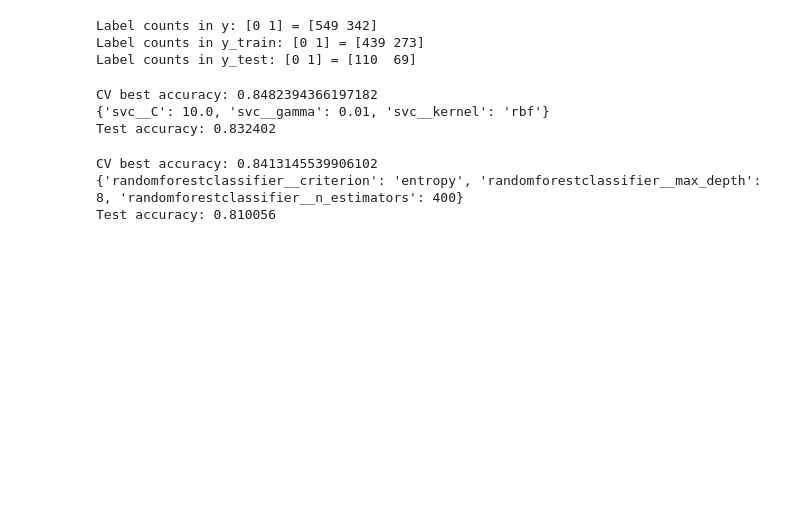
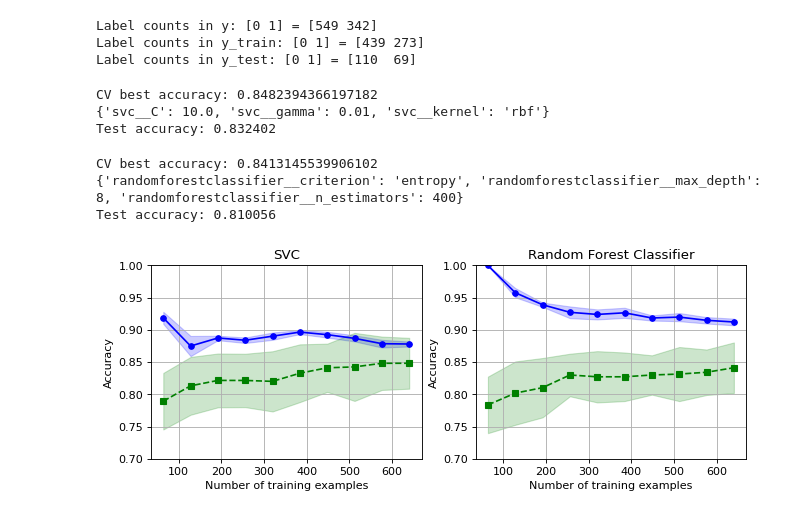
Before and after one commit to MakYamag/220213_kaggle_Practice_Titanic---Machine-Learning-from-Disaster, a Jupyter notebook: nb/nb008_data_analysis.ipynb, the cells around one changed output. Drawn from its saved outputs; the diff is of its cells as text; code cells hidden in the pictures; blank space fills up the shorter version.

```diff
--- a/nb/nb008_data_analysis.ipynb
+++ b/nb/nb008_data_analysis.ipynb
@@ -305,7 +305,7 @@ Test accuracy: 0.810056
 
 from sklearn.model_selection import learning_curve
 
-fig = plt.figure(figsize=(9.6, 3.2), dpi=100)
+fig = plt.figure(figsize=(9.6, 3.2), dpi=80)
 
 # SVCのプロット
 svc_train_sizes, svc_train_scores, svc_valid_scores = learning_curve(estimator=pl_svc, X=X_train, y=y_train,
@@ -320,30 +320,34 @@ plt.plot(svc_train_sizes, svc_train_mean, color='blue', marker='o', markersize=5
 plt.fill_between(svc_train_sizes, svc_train_mean+svc_train_std, svc_train_mean-svc_train_std, color='blue', alpha=0.2)
 plt.plot(svc_train_sizes, svc_valid_mean, color='green', marker='s', markersize=5, linestyle='--', label='Validation accuracy')
 plt.fill_between(svc_train_sizes, svc_valid_mean+svc_valid_std, svc_valid_mean-svc_valid_std, color='green', alpha=0.2)
 plt.grid()
 plt.title('SVC')
 plt.ylim(0.7, 1.0)
 plt.xlabel('Number of training examples')
 plt.ylabel('Accuracy')
+plt.legend()
 
 # ランダムフォレストのプロット
 randf_train_sizes, randf_train_scores, randf_valid_scores = learning_curve(estimator=pl_randf, X=X_train, y=y_train,
                                                        train_sizes=np.linspace(0.1, 1, 10), cv=10, n_jobs=-1)
 randf_train_mean = np.mean(randf_train_scores, axis=1)
 randf_train_std = np.std(randf_train_scores, axis=1)
 randf_valid_mean = np.mean(randf_valid_scores, axis=1)
 randf_valid_std = np.std(randf_valid_scores, axis=1)
 
 ax2 = fig.add_subplot(1, 2, 2)
 plt.plot(randf_train_sizes, randf_train_mean, color='blue', marker='o', markersize=5, label='Training accuracy')
 plt.fill_between(randf_train_sizes, randf_train_mean+randf_train_std, randf_train_mean-randf_train_std, color='blue', alpha=0.2)
 plt.plot(randf_train_sizes, randf_valid_mean, color='green', marker='s', markersize=5, linestyle='--', label='Validation accuracy')
 plt.fill_between(randf_train_sizes, randf_valid_mean+randf_valid_std, randf_valid_mean-randf_valid_std, color='green', alpha=0.2)
 plt.grid()
 plt.title('Random Forest Classifier')
 plt.ylim(0.7, 1.0)
 plt.xlabel('Number of training examples')
 plt.ylabel('Accuracy')
+plt.legend()
 
 # プロット画像保存
 plt.savefig('../image/nb008_learningcurve.png')
+# %% [output]
+[figure, added]
```
Also changed, not shown: 4 other files.
